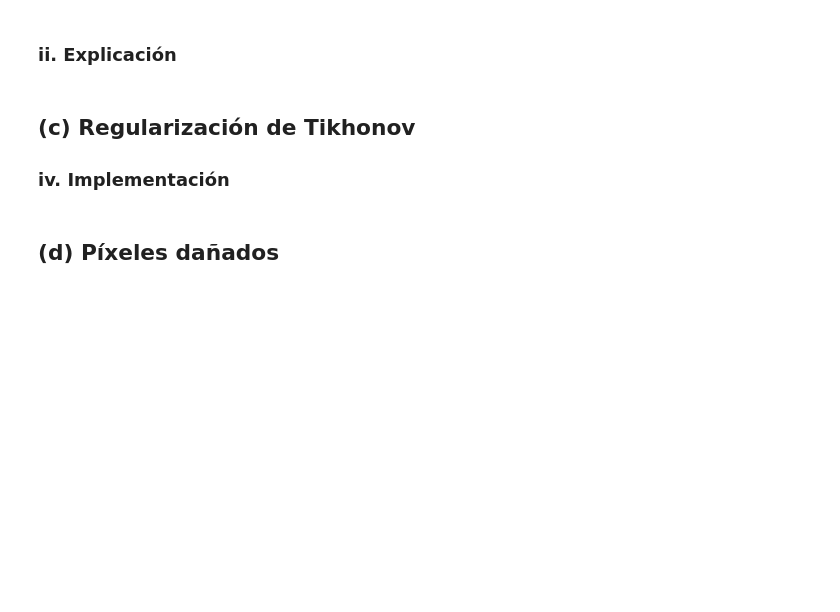
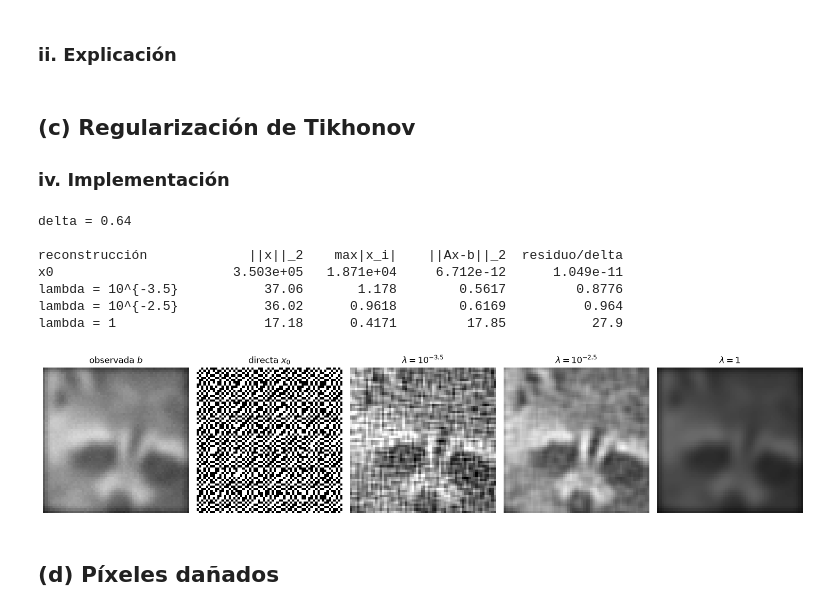
Before and after one commit to LmChicao/TAREA-IMT2220-GRUPO-10, a Jupyter notebook: notebooks/Problema1.ipynb, the cells around one changed output. Drawn from its saved outputs; the diff is of its cells as text; code cells hidden in the pictures; blank space fills up the shorter version.

Commit message:
Código, figuras y respuestas P1 c) y d)

```diff
--- a/notebooks/Problema1.ipynb
+++ b/notebooks/Problema1.ipynb
@@ -113,10 +114,40 @@ Residuo ||A x0 - b||_2: 5.57e-12
 
 ### iv. Implementación
 # %%
-# TODO
-# - Calcular x_lambda resolviendo (A^T A + lambda I) x = A^T b para lambda en {10^-3.5, 10^-2.5, 1}.
-# - Reportar la norma y el residuo ||Ax - b||_2 de cada reconstrucción y compararlos con delta.
-# - Mostrar b, x0 y las tres x_lambda en una figura: archivo="P1_c_tikhonov.png"
+# Calcular A^T A una sola vez, porque es la operación más costosa y se reutiliza en (d)
+AtA = A.T @ A
+I = np.eye(n)
+
+
+def tikhonov(observacion, lam):
+    """Resuelve (A^T A + lam I) x = A^T observacion."""
+    return np.linalg.solve(AtA + lam * I, A.T @ observacion)
+
+
+lambdas = [10**-3.5, 10**-2.5, 1.0]
+nombres = ["10^{-3.5}", "10^{-2.5}", "1"]
+x_lam = [tikhonov(b, lam) for lam in lambdas]
+
+print(f"delta = {delta:.2f}\n")
+print(f"{'reconstrucción':<22}{'||x||_2':>12}{'max|x_i|':>12}{'||Ax-b||_2':>14}{'residuo/delta':>15}")
+for nombre, x in zip(["x0"] + [f"lambda = {m}" for m in nombres], [x0] + x_lam):
+    residuo = np.linalg.norm(A @ x - b)
+    print(f"{nombre:<22}{np.linalg.norm(x):>12.4g}{np.max(np.abs(x)):>12.4g}{residuo:>14.4g}{residuo / delta:>15.4g}")
+
+mostrar(
+    [b, x0] + x_lam,
+    ["observada $b$", "directa $x_0$"] + [rf"$\lambda = {m}$" for m in nombres],
+    archivo="P1_c_tikhonov.png",
+)
+# %% [output]
+delta = 0.64
+
+reconstrucción             ||x||_2    max|x_i|    ||Ax-b||_2  residuo/delta
+x0                       3.503e+05   1.871e+04     6.712e-12      1.049e-11
+lambda = 10^{-3.5}           37.06       1.178        0.5617         0.8776
+lambda = 10^{-2.5}           36.02      0.9618        0.6169          0.964
+lambda = 1                   17.18      0.4171         17.85           27.9
+[figure, added]
 # %% [markdown]
 ## (d) Píxeles dañados
 # %%
```
Also changed, not shown: parts of 5 cells of this notebook, 6 other files.
